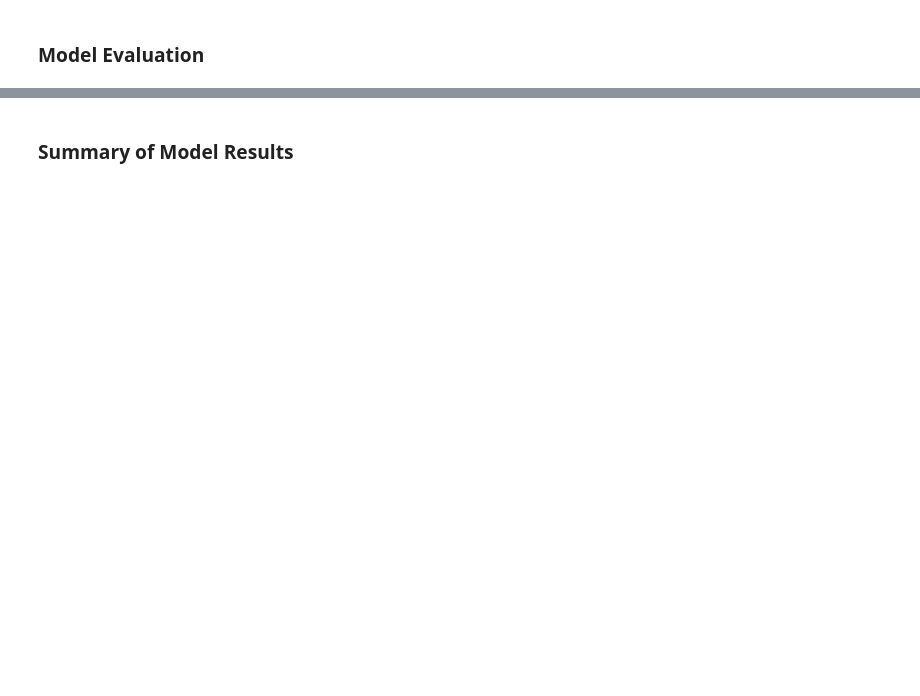
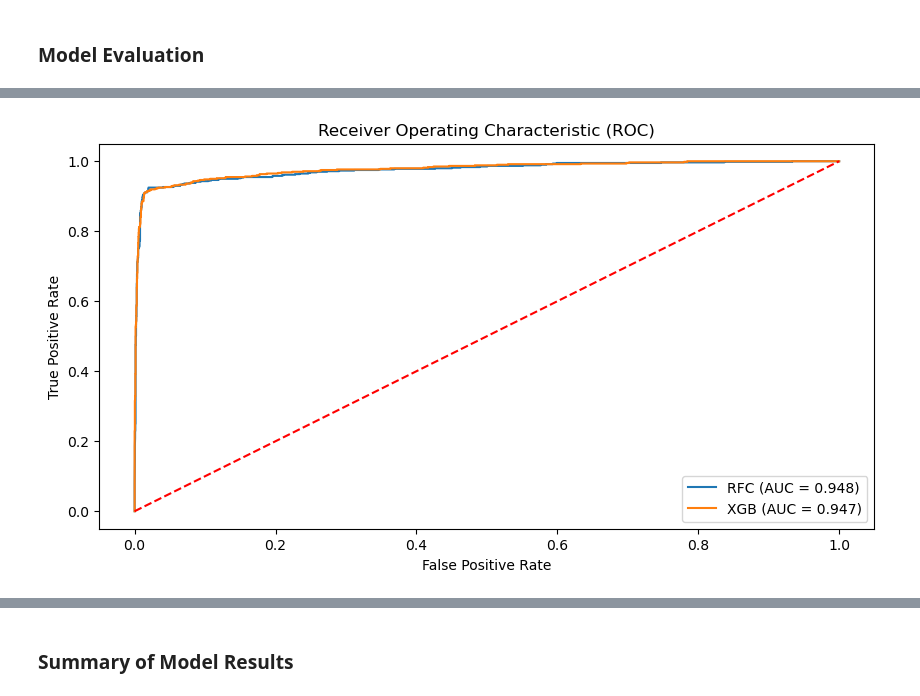
Before and after one commit to thanakorntha/salifort-employee-churn-prediction, a Jupyter notebook: employee_churn_prediction.ipynb, the cells around one changed output, grey strips where cells are left out. Cells and saved outputs as stored; diff of their text form; code cells hidden in the pictures; blank space fills up the shorter version.

```diff
--- a/employee_churn_prediction.ipynb
+++ b/employee_churn_prediction.ipynb
@@ -1217,0 +1102,31 @@ This section summarizes key findings and makes recommendations. It also discusse
+# %%
+# Define ROC values for random forest model
+rf_pred = final_models['RFC_HYPE'].predict(X_test)
+rf_proba = final_models['RFC_HYPE'].predict_proba(X_test)[::,1]
+rf_auc = roc_auc_score(y_test, rf_pred)
+rf_fpr, rf_tpr, rf_thresholds = roc_curve(y_test, rf_proba)
+
+# Define ROC values for XGBoost model
+xgb_pred = final_models['XGB_HYPE'].predict(X_test)
+xgb_proba = final_models['XGB_HYPE'].predict_proba(X_test)[::,1]
+xgb_auc = roc_auc_score(y_test, xgb_pred)
+xgb_fpr, xgb_tpr, xgb_thresholds = roc_curve(y_test, xgb_proba)
+
+# Set figure size
+plt.figure(figsize=(10, 5))
+
+# Plot ROC curve for each model
+plt.plot(rf_fpr, rf_tpr, label='RFC (AUC = %0.3f)' % rf_auc)
+plt.plot(xgb_fpr, xgb_tpr, label='XGB (AUC = %0.3f)' % xgb_auc)
+plt.plot([0, 1], [0, 1], 'r--') # Diagonal line
+
+# Add axis labels and title
+plt.title('Receiver Operating Characteristic (ROC)')
+plt.ylabel('True Positive Rate')
+plt.xlabel('False Positive Rate')
+plt.legend(loc='lower right')
+
+# Display plot
+plt.show()
+# %% [output]
+[figure, added]
```
Also changed, not shown: parts of 151 cells of this notebook.
